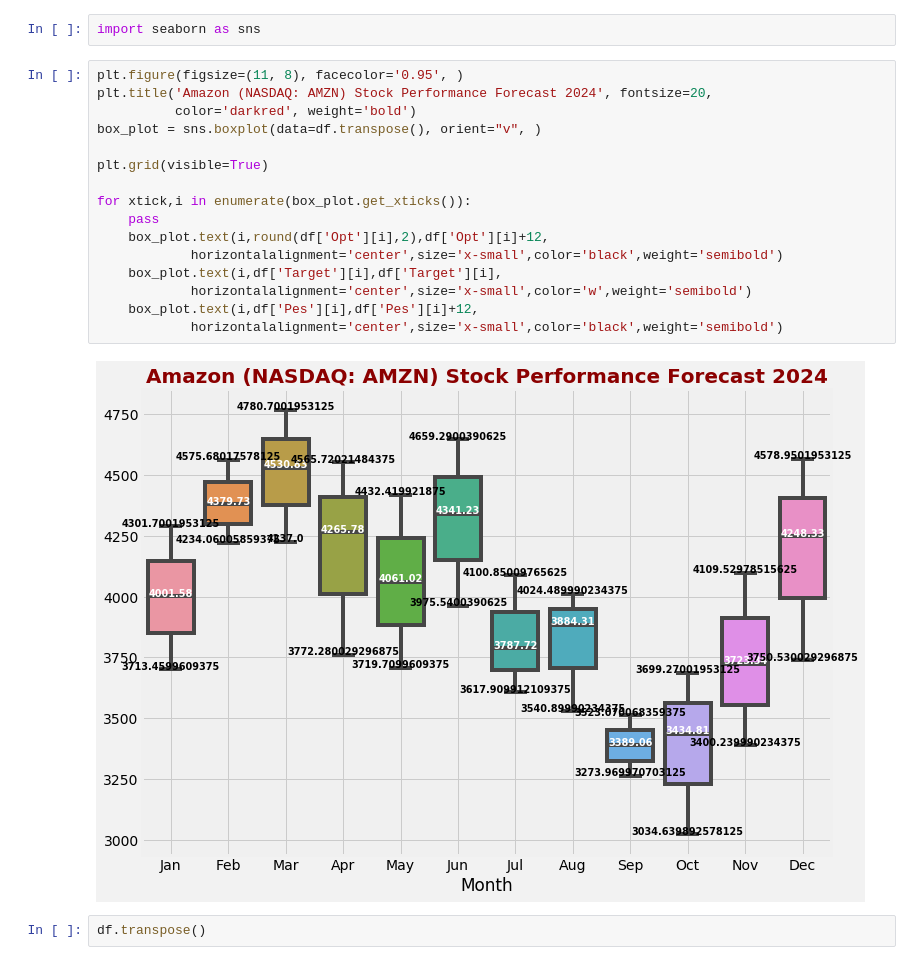
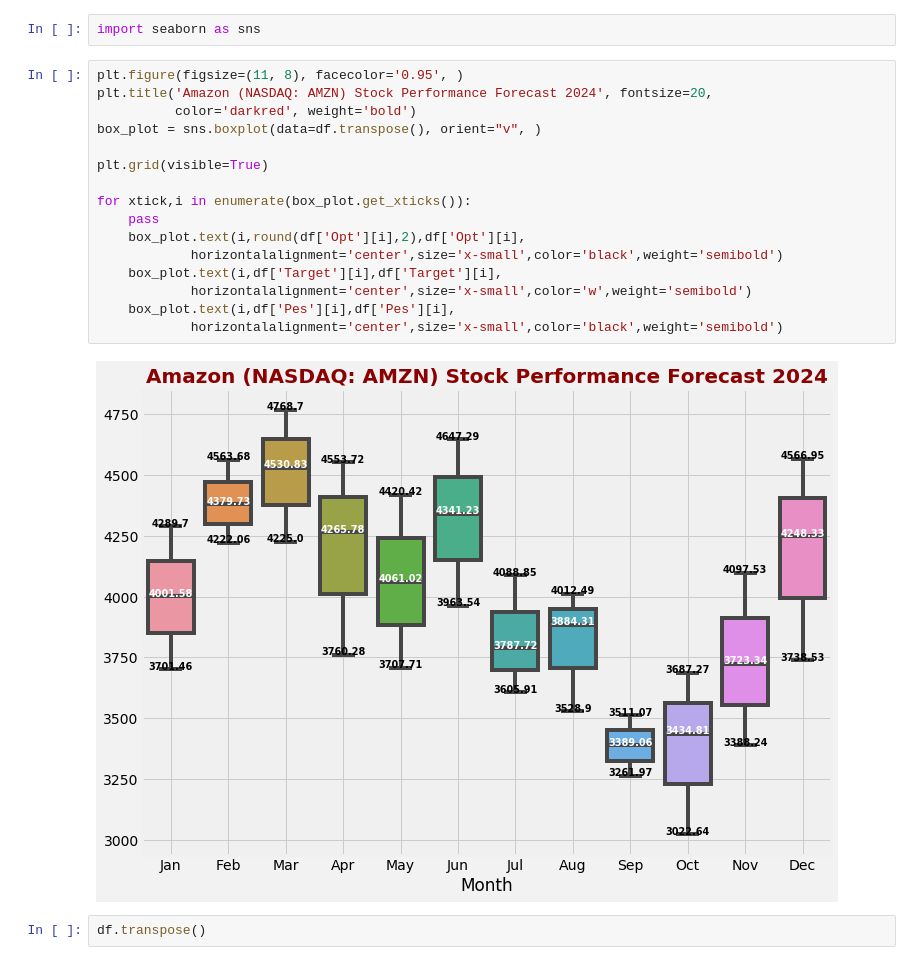
Before and after one commit to attila5287/scrap_and_dataviz, a Jupyter notebook: scrap_and_frame.ipynb, the cells around one changed output. Cells and saved outputs as stored; diff of their text form.

```diff
--- a/scrap_and_frame.ipynb
+++ b/scrap_and_frame.ipynb
@@ -109,21 +109,21 @@ import seaborn as sns
 # %%
 plt.figure(figsize=(11, 8), facecolor='0.95', )
 plt.title('Amazon (NASDAQ: AMZN) Stock Performance Forecast 2024', fontsize=20,
           color='darkred', weight='bold')
 box_plot = sns.boxplot(data=df.transpose(), orient="v", )
 
 plt.grid(visible=True)
 
 for xtick,i in enumerate(box_plot.get_xticks()):
     pass
-    box_plot.text(i,round(df['Opt'][i],2),df['Opt'][i]+12,
+    box_plot.text(i,round(df['Opt'][i],2),df['Opt'][i],
             horizontalalignment='center',size='x-small',color='black',weight='semibold')
     box_plot.text(i,df['Target'][i],df['Target'][i],
             horizontalalignment='center',size='x-small',color='w',weight='semibold')
-    box_plot.text(i,df['Pes'][i],df['Pes'][i]+12,
+    box_plot.text(i,df['Pes'][i],df['Pes'][i],
             horizontalalignment='center',size='x-small',color='black',weight='semibold')
 # %% [output]
-[figure, old version]
+[figure, new version]
 # %%
 df.transpose()
 # %% [output]
```
